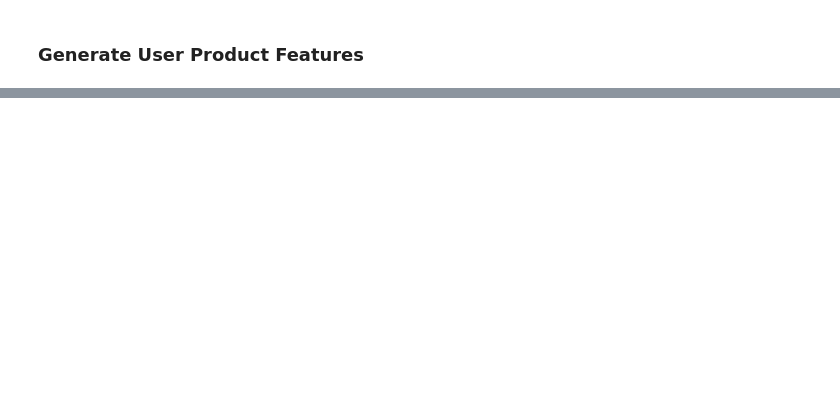
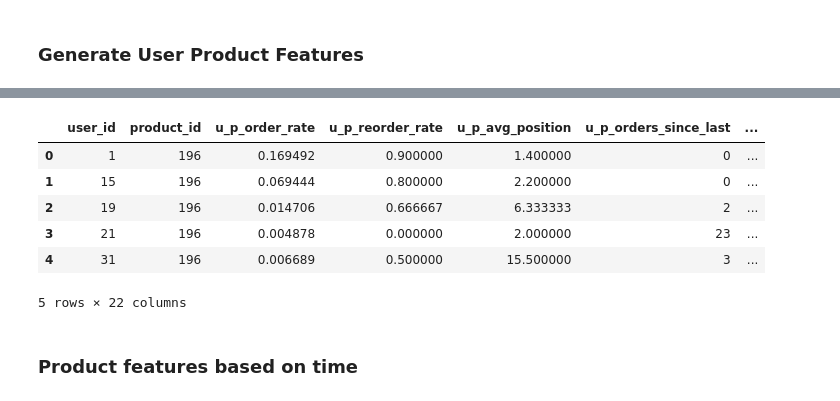
Before and after one commit to yswSlamDunk/Recommendation-System, a Jupyter notebook: Jupyter Notebook/InstaCart_version01.ipynb, the cells around one changed output, grey strips where cells are left out. Drawn from its saved outputs; the diff is of its cells as text; code cells hidden in the pictures; blank space fills up the shorter version.

```diff
--- a/Jupyter Notebook/InstaCart_version01.ipynb
+++ b/Jupyter Notebook/InstaCart_version01.ipynb
@@ -343,3 +363,5 @@ def generate_user_product_features(prior_data = None, order_data = None):
 
     del df, new_df, df_2
     return user_product_features
+# %%
+product_features = generate_product_features(priors, products)
@@ -345,0 +379,19 @@ def generate_user_product_features(prior_data = None, order_data = None):
+# %%
+user_features = generate_user_features(priors, orders)
+# %%
+user_product_features = generate_user_product_features(priors, orders)
+# %%
+merged_df = pd.merge(user_product_features, user_features, how = 'outer', left_on = ['user_id'], right_on = ['user_id'])
+merged_df = pd.merge(merged_df, product_features, how = 'outer', left_on = ['product_id'], right_on = ['product_id'])
+# %%
+merged_df.head()
+# %% [output]
+|  | user_id | product_id | u_p_order_rate | u_p_reorder_rate | u_p_avg_position | u_p_orders_since_last | ... |
+| 0 | 1 | 196 | 0.169492 | 0.900000 | 1.400000 | 0 | ... |
+| 1 | 15 | 196 | 0.069444 | 0.800000 | 2.200000 | 0 | ... |
+| 2 | 19 | 196 | 0.014706 | 0.666667 | 6.333333 | 2 | ... |
+| 3 | 21 | 196 | 0.004878 | 0.000000 | 2.000000 | 23 | ... |
+| 4 | 31 | 196 | 0.006689 | 0.500000 | 15.500000 | 3 | ... |
+5 rows × 22 columns
+# %% [markdown]
+### Product features based on time
```
Also changed, not shown: parts of 15 cells of this notebook, 51 other files.
